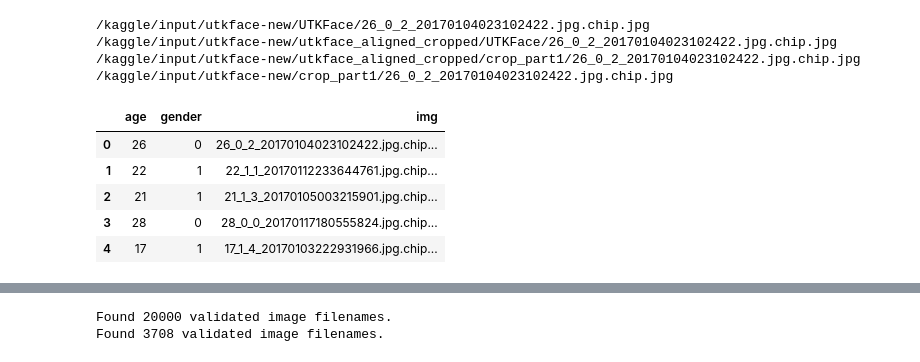
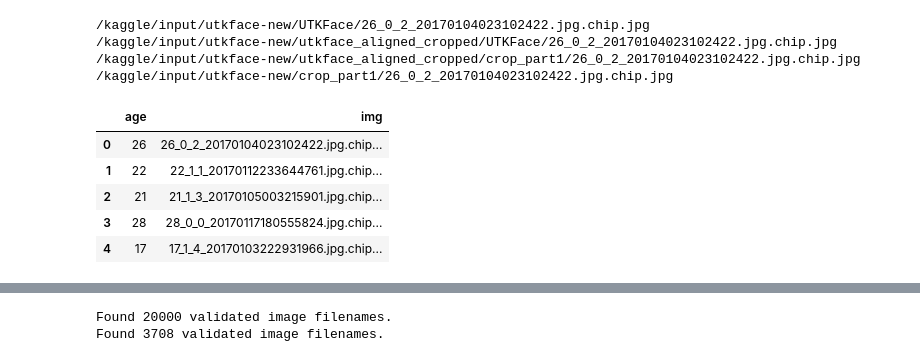
Before and after one commit to TIPatle/UTKFace-Kaggle, a Jupyter notebook: UTKfaceModelv2.ipynb, the cells around one changed output, grey strips where cells are left out. Saved outputs shown, nothing was run; the diff lists cells and outputs as text; code cells hidden in the pictures.

```diff
--- a/UTKfaceModelv2.ipynb
+++ b/UTKfaceModelv2.ipynb
@@ -40,13 +40,14 @@ for file in os.listdir(folder_path):
   gender.append(int(file.split('_')[1]))
   img_path.append(file)
 # %%
-df = pd.DataFrame({'age':age,'gender':gender,'img':img_path})
+df1 = pd.DataFrame({'age':age,'img':img_path})
+df2 = pd.DataFrame({'gender':gender,'img':img_path})
 # %%
-df.head()
+df1.head()
 # %% [output]
-|  | age | gender | img |
-| 0 | 26 | 0 | 26_0_2_20170104023102422.jpg.chip... |
-| 1 | 22 | 1 | 22_1_1_20170112233644761.jpg.chip... |
-| 2 | 21 | 1 | 21_1_3_20170105003215901.jpg.chip... |
-| 3 | 28 | 0 | 28_0_0_20170117180555824.jpg.chip... |
-| 4 | 17 | 1 | 17_1_4_20170103222931966.jpg.chip... |
+|  | age | img |
+| 0 | 26 | 26_0_2_20170104023102422.jpg.chip... |
+| 1 | 22 | 22_1_1_20170112233644761.jpg.chip... |
+| 2 | 21 | 21_1_3_20170105003215901.jpg.chip... |
+| 3 | 28 | 28_0_0_20170117180555824.jpg.chip... |
+| 4 | 17 | 17_1_4_20170103222931966.jpg.chip... |
```
Also changed, not shown: parts of 20 cells of this notebook.
